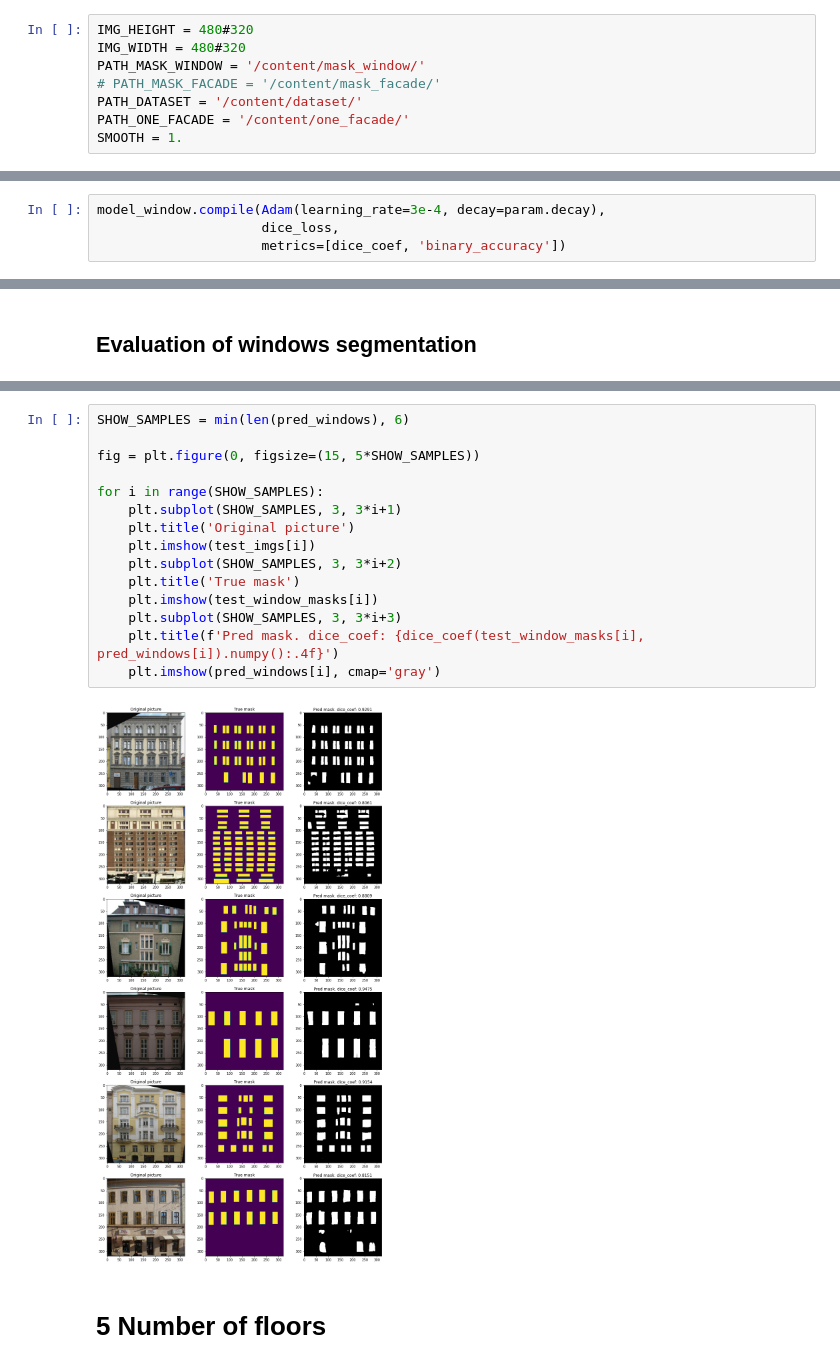
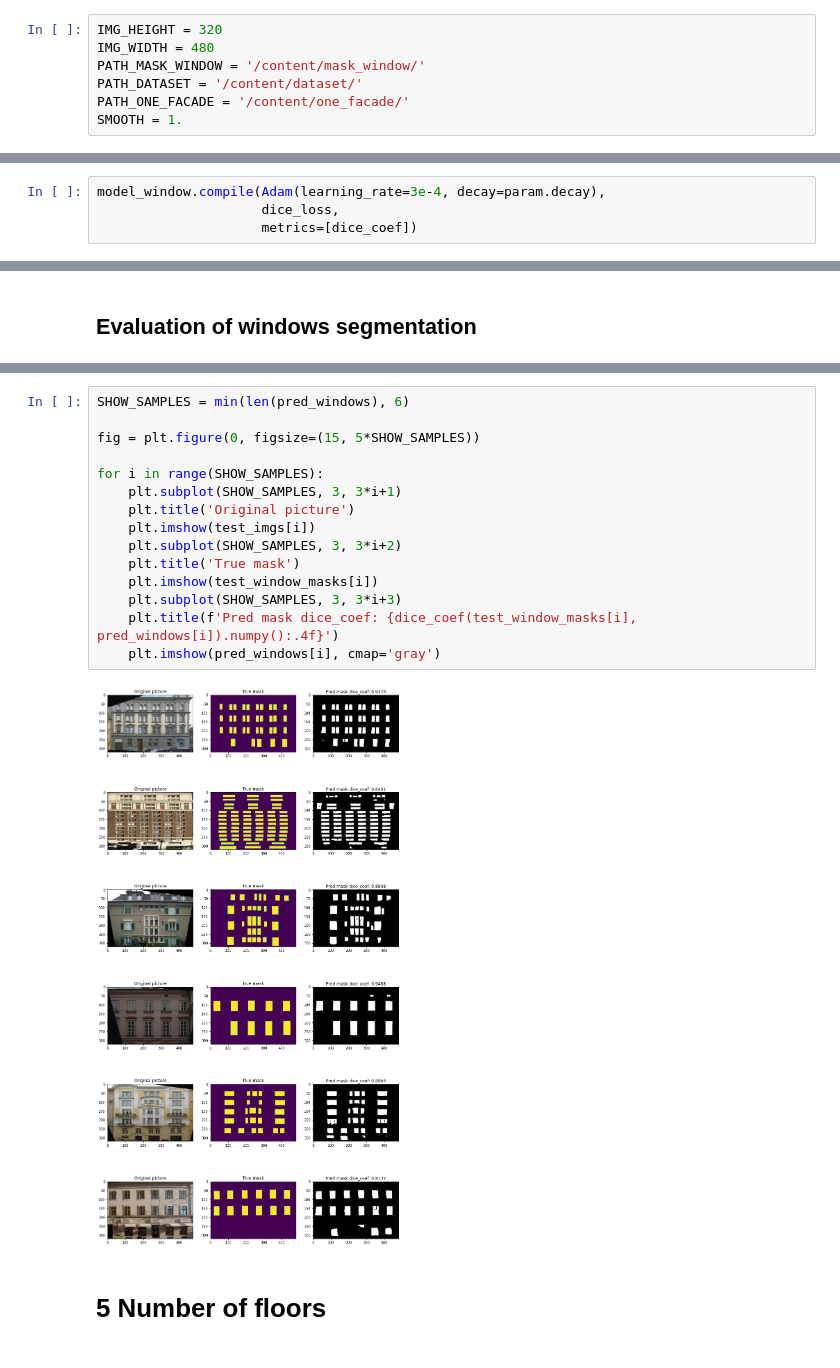
Before and after one commit to OshchepkovSA/pet_project_2023, a Jupyter notebook: test_mindset_cv/Task_cv_v2.ipynb, the cells around one changed output, grey strips where cells are left out. Cells and saved outputs as stored; diff of their text form.

```diff
--- a/test_mindset_cv/Task_cv_v2.ipynb
+++ b/test_mindset_cv/Task_cv_v2.ipynb
@@ -58,10 +57,9 @@ import shutil
 # %% [markdown]
 ## 2.2 Constants and global variables
 # %%
-IMG_HEIGHT = 480#320
-IMG_WIDTH = 480#320
+IMG_HEIGHT = 320
+IMG_WIDTH = 480
 PATH_MASK_WINDOW = '/content/mask_window/'
-# PATH_MASK_FACADE = '/content/mask_facade/'
 PATH_DATASET = '/content/dataset/'
 PATH_ONE_FACADE = '/content/one_facade/'
 SMOOTH = 1.
@@ -404,7 +378,7 @@ ________________________________________________________________________________
 # %%
 model_window.compile(Adam(learning_rate=3e-4, decay=param.decay),
                      dice_loss,
-                     metrics=[dice_coef, 'binary_accuracy'])
+                     metrics=[dice_coef])
 # %%
 model_window.fit(train_imgs, train_window_masks, batch_size=param.batch_size,
                  epochs=param.epochs, validation_split=param.validation_split)
@@ -428,20 +418,20 @@ dice_coef for test samples: 0.8258
 # %%
 SHOW_SAMPLES = min(len(pred_windows), 6)
 
 fig = plt.figure(0, figsize=(15, 5*SHOW_SAMPLES))
 
 for i in range(SHOW_SAMPLES):
     plt.subplot(SHOW_SAMPLES, 3, 3*i+1)
     plt.title('Original picture')
     plt.imshow(test_imgs[i])
     plt.subplot(SHOW_SAMPLES, 3, 3*i+2)
     plt.title('True mask')
     plt.imshow(test_window_masks[i])
     plt.subplot(SHOW_SAMPLES, 3, 3*i+3)
-    plt.title(f'Pred mask. dice_coef: {dice_coef(test_window_masks[i], pred_windows[i]).numpy():.4f}')
+    plt.title(f'Pred mask dice_coef: {dice_coef(test_window_masks[i], pred_windows[i]).numpy():.4f}')
     plt.imshow(pred_windows[i], cmap='gray')
 # %% [output]
-[figure, old version]
+[figure, new version]
 # %% [markdown]
 # 5 Number of floors
 # %% [markdown]
```
Also changed, not shown: parts of 19 cells of this notebook.
